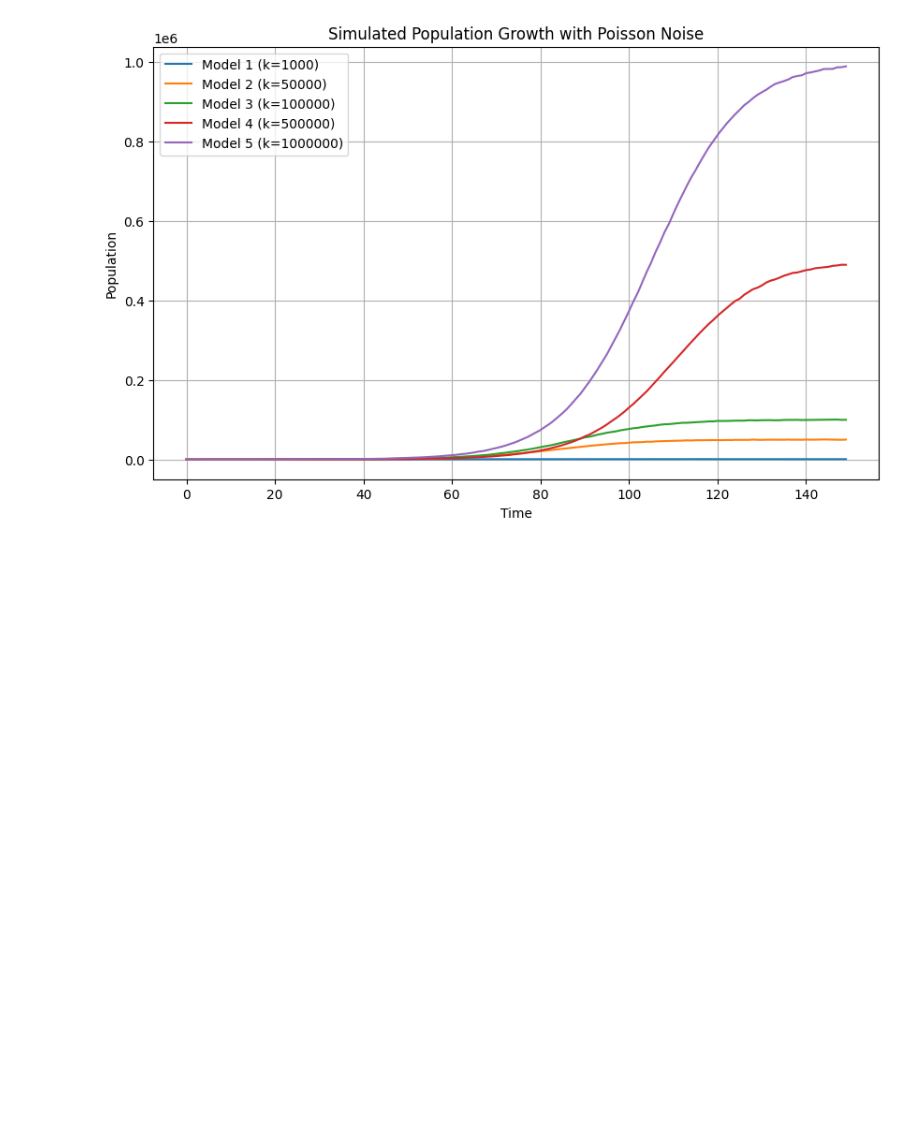
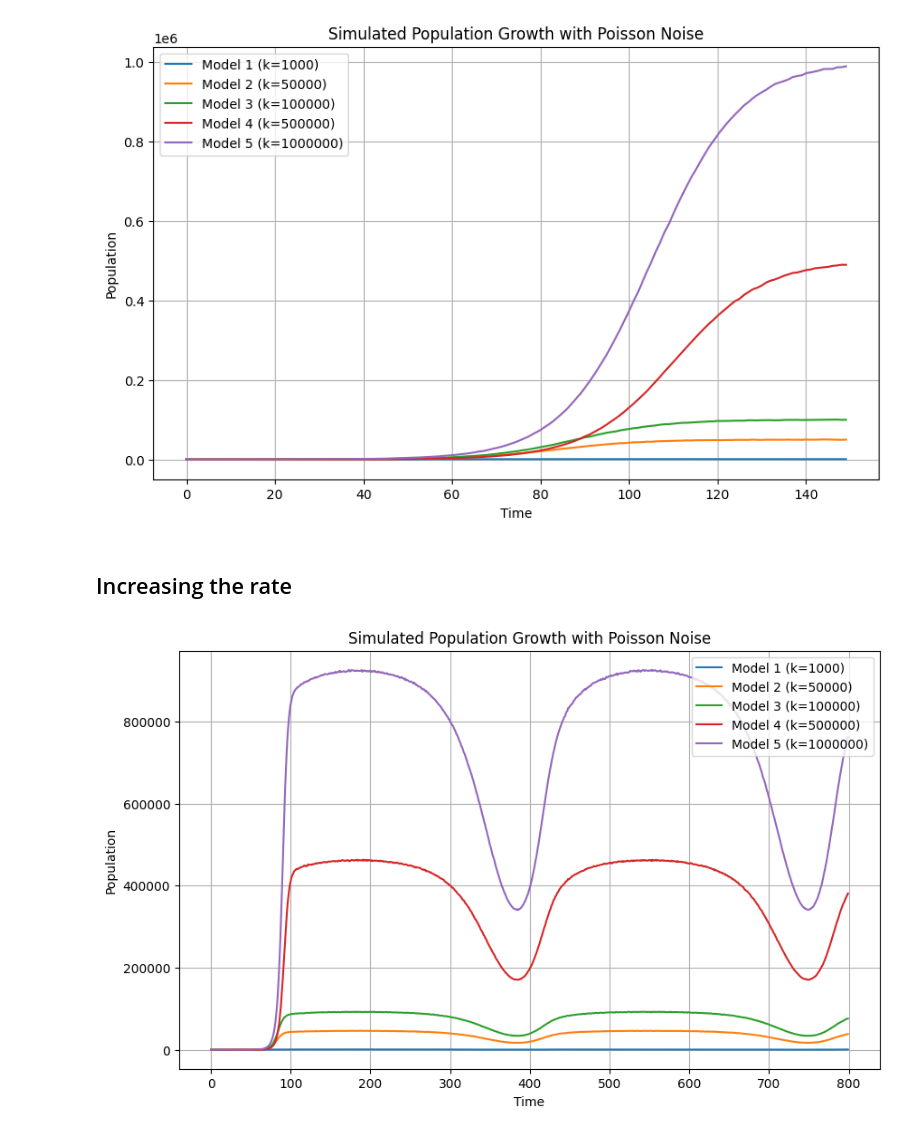
Before and after one commit to atiumcache/filter_forecast, a Jupyter notebook: juptyer notebooks/resample_exp.ipynb, the cells around one changed output. Saved outputs shown, nothing was run; the diff lists cells and outputs as text; code cells hidden in the pictures; blank space fills up the shorter version.

Commit message:
update resample experiment

```diff
--- a/juptyer notebooks/resample_exp.ipynb
+++ b/juptyer notebooks/resample_exp.ipynb
@@ -48,3 +48,65 @@ plt.grid(True)
 plt.show()
 # %% [output]
 [figure]
+# %% [markdown]
+## Increasing the rate
+# %%
+import numpy as np
+from scipy.integrate import solve_ivp
+import matplotlib.pyplot as plt
+import pandas as pd
+
+
+d=365
+t=np.linspace(0,2*d,2*d+1)
+def effBeta(t):
+    return 0.3*(1.2-np.cos(t/d*2*np.pi))
+
+
+
+
+def growthEQ(t, y):
+    r = effBeta(t)
+    mu = 0.05
+    return r*y*(1 - (y/carrying_cap)) - mu*y
+
+num_of_models = 5
+time = 800
+states = [5, 12, 15, 8, 27]
+k_vals = [1000, 50_000, 100_000, 500_000, 1_000_000]
+data = np.empty([num_of_models, time])
+
+
+for i in range(num_of_models):
+    if len(states) != num_of_models or len(k_vals) != num_of_models:
+        print("Either initial states or k_vals does not equal the number of models.")
+        exit()
+
+    init_state = [states[i]]
+    carrying_cap = k_vals[i]
+    sol = solve_ivp(fun=growthEQ,
+                    t_span=[0, time],
+                    y0=init_state,
+                    t_eval=range(time))
+    data[i] = np.random.poisson(sol.y[0])
+
+
+# Save to CSV
+file_path = '../datasets/resample_experiment_time_series.csv'
+df = pd.DataFrame(data.T, columns=[f'Model {i+1} (k={k})' for i, k in enumerate(k_vals)])
+df.to_csv(file_path, index=False)
+
+
+# Create plot for data
+plt.figure(figsize=(10, 6))
+for i in range(num_of_models):
+    plt.plot(np.arange(time), data[i], label=f'Model {i+1} (k={k_vals[i]})')
+
+plt.title('Simulated Population Growth with Poisson Noise')
+plt.xlabel('Time')
+plt.ylabel('Population')
+plt.legend()
+plt.grid(True)
+plt.show()
+# %% [output]
+[figure, added]
```
Also changed, not shown: 2 other files.
